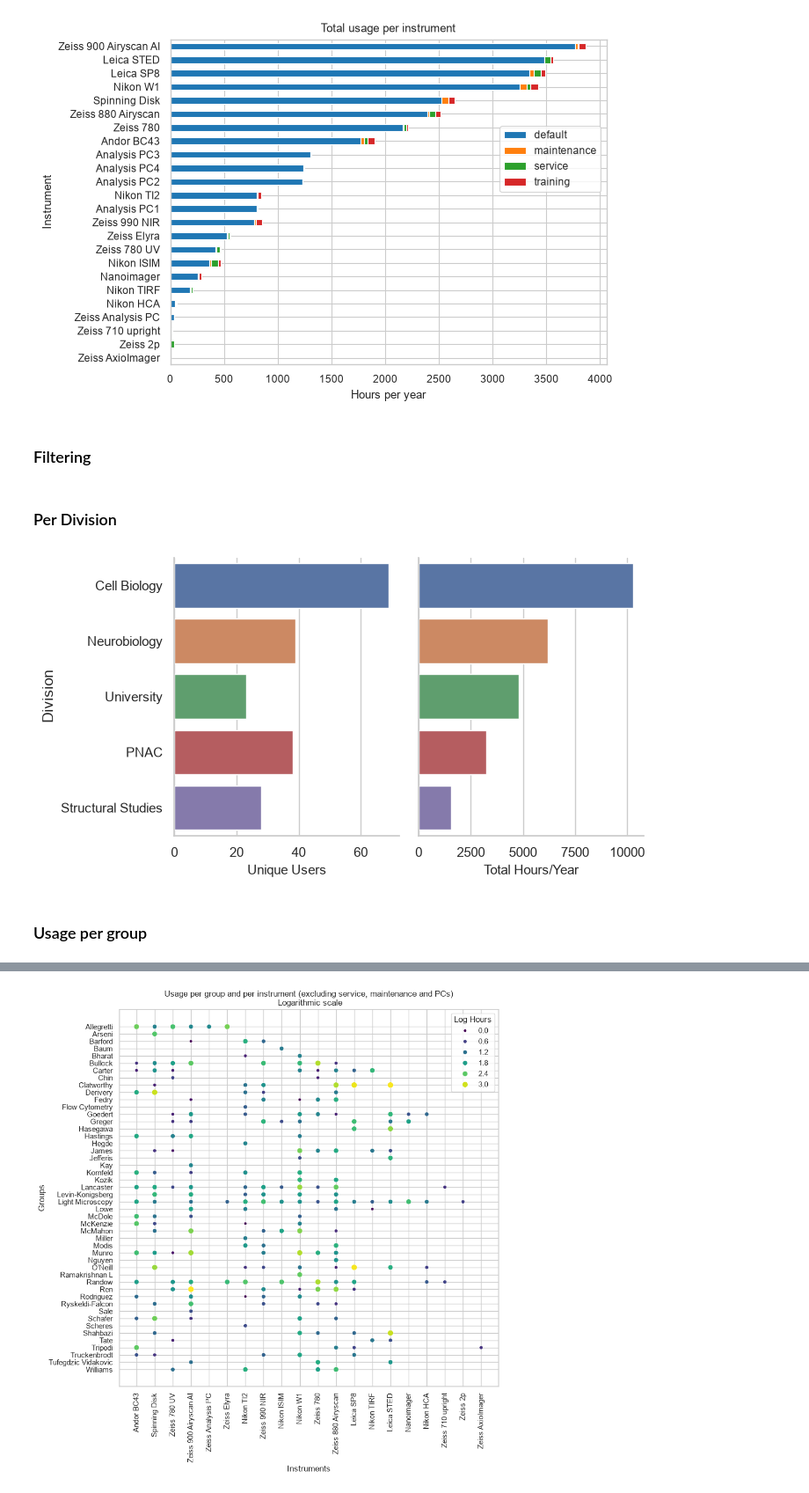
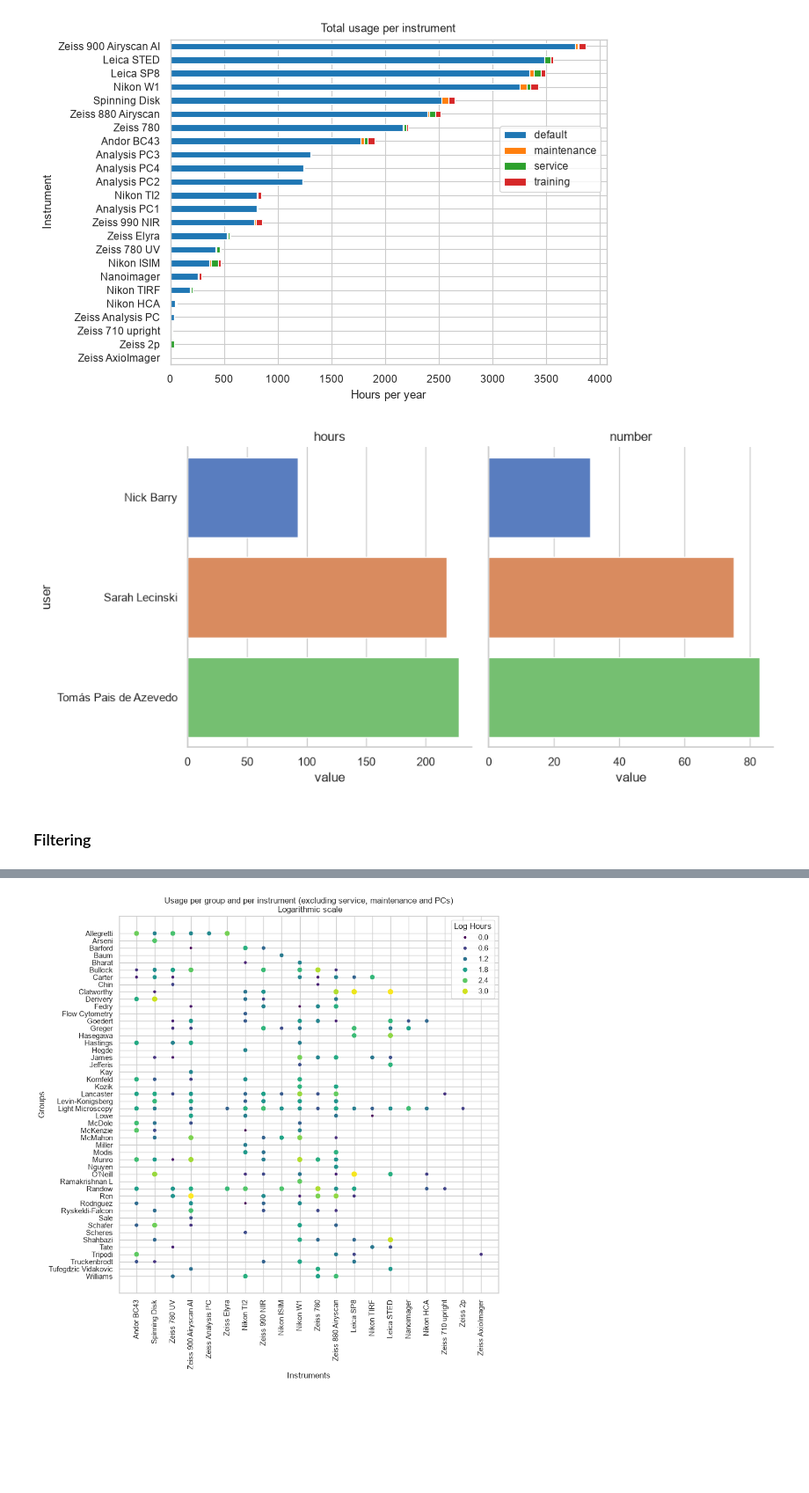
Before and after one commit to jboulanger/UsageStats, a Jupyter notebook: 20261028_Usage_Stats.ipynb, the cells around one changed output, grey strips where cells are left out. Shown at 88% size. Saved outputs shown, nothing was run; the diff lists cells and outputs as text; code cells hidden in the pictures; blank space fills up the shorter version.

```diff
--- a/20261028_Usage_Stats.ipynb
+++ b/20261028_Usage_Stats.ipynb
@@ -162,6 +162,15 @@ plt.savefig(folder / "per_type.pdf", pad_inches=1.2, bbox_inches="tight")
 )
 # %% [output]
 [figure]
+# %%
+trng = bookings[bookings["type"]=="training"].groupby("user").agg(hours=pd.NamedAgg("hours","sum"),number=pd.NamedAgg("hours","count")).reset_index().melt(value_vars=["hours","number"],id_vars="user")
+trng = trng[trng["user"].isin(["Nick Barry","Sarah Lecinski","Tomás Pais de Azevedo"])]
+g = sns.catplot(trng,y="user",x="value",col="variable",kind="bar",hue="user",sharex=False)
+g.set_titles(template="{col_name}")
+plt.savefig(export/"trainer.pdf")
+bookings[bookings["type"]=="training"].groupby("user").agg(hours=pd.NamedAgg("hours","sum"),number=pd.NamedAgg("hours","count")).reset_index().to_csv(export/"trainer.csv")
+# %% [output]
+[figure, added]
 # %% [markdown]
 ### Filtering
 # %%
@@ -176,63 +182,0 @@ info_str = visual.get_title_str(bookings_flt, start_date, end_date)
-# %% [markdown]
-### Per Division
-# %%
-with BookingDB(db_file) as db:
-    unique_users = db.get_unique_users_in_range(start_date, end_date)
-
-unique_users = unique_users[unique_users["division"] != "Unknown"]
-
-# df unique_user has columns ['id', 'division']
-# df booking_flt has columns ['hours', 'division']
-
-sns.set_theme(style="whitegrid", palette="muted")
-
-user_div = (
-    unique_users.groupby("division")[["id"]]
-    .count()
-    .rename(columns={"id": "Unique Users"})
-)
-
-hours_div = (
-    bookings_flt.groupby("division")
-    .agg(hours=("hours", "sum"))
-    .rename(columns={"hours": "Total Hours"})
-)
-
-# Merge, sort by primary metric, and melt for Seaborn
-per_div = (
-    user_div.merge(hours_div, left_index=True, right_index=True)
-    .sort_values("Total Hours", ascending=False)
-    .reset_index()
-    .melt(id_vars=["division"], var_name="Metric", value_name="Value")
-)
-
-# 3. Enhanced catplot
-g = sns.catplot(
-    data=per_div,
-    kind="bar",
-    x="Value",
-    y="division",
-    hue="division",  # Differentiate the two panels by metric color
-    palette="deep",  # Professional color palette
-    col="Metric",
-    height=4.5,
-    aspect=0.8,
-    sharex=False,  # Allows independent scales for users vs. hours
-)
-
-# 4. Polish titles and labels
-g.set_titles(template="")
-g.set_axis_labels("Usage Value", "Division")
-g.figure.subplots_adjust(top=0.85)
-# g.fig.suptitle(info_str,y=1.05)
-x_labels = ["Unique Users", "Total Hours/Year"]
-for ax, label in zip(g.axes.flat, x_labels):
-    ax.set_xlabel(label, fontsize=11)
-plt.savefig(export / "per_division.pdf")
-per_div.pivot_table(
-    values="Value", index="division", columns="Metric", margins=True
-).to_csv(export / "per_division.csv")
-# %% [output]
-[figure, removed]
-# %% [markdown]
-### Usage per group
```
Also changed, not shown: parts of 12 cells of this notebook.
